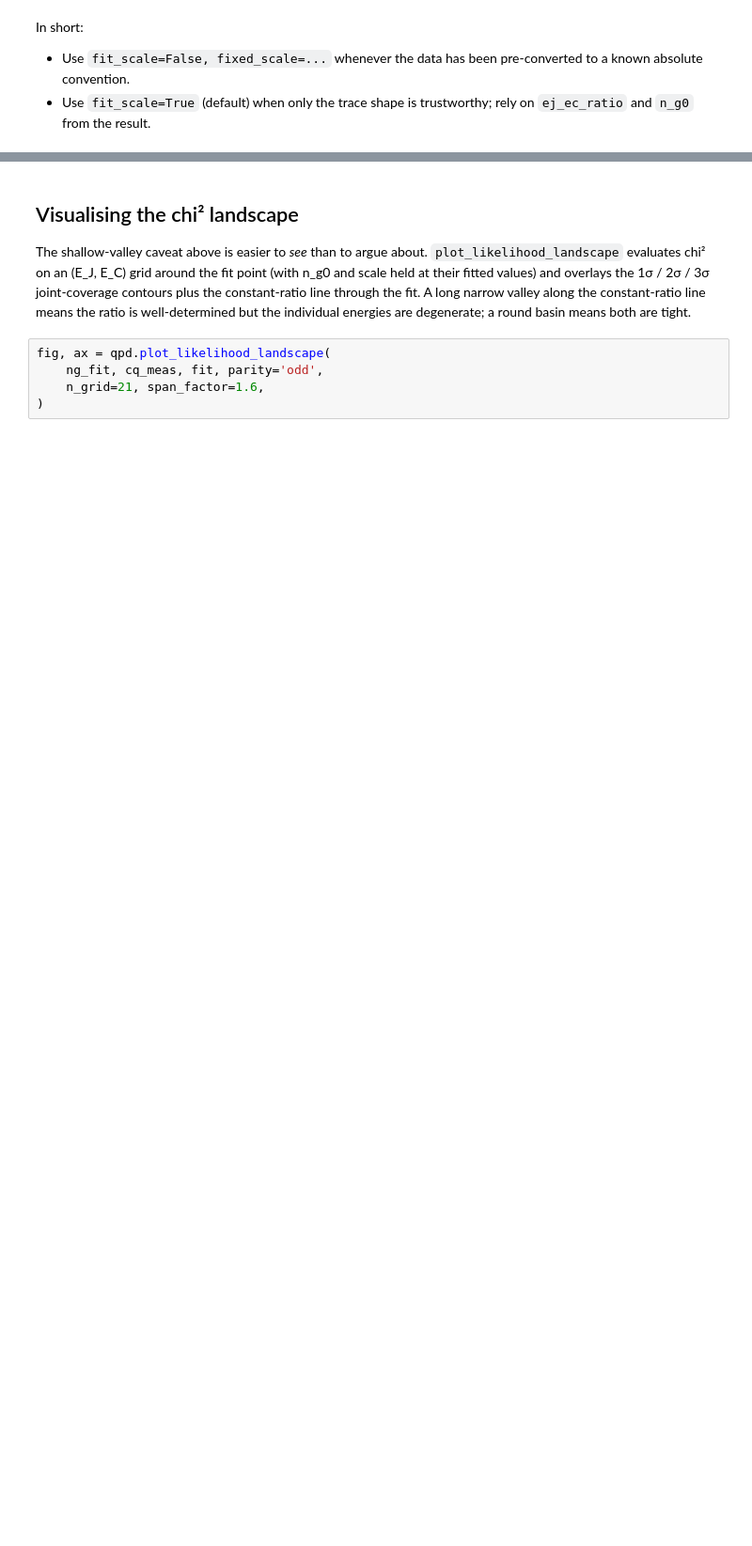
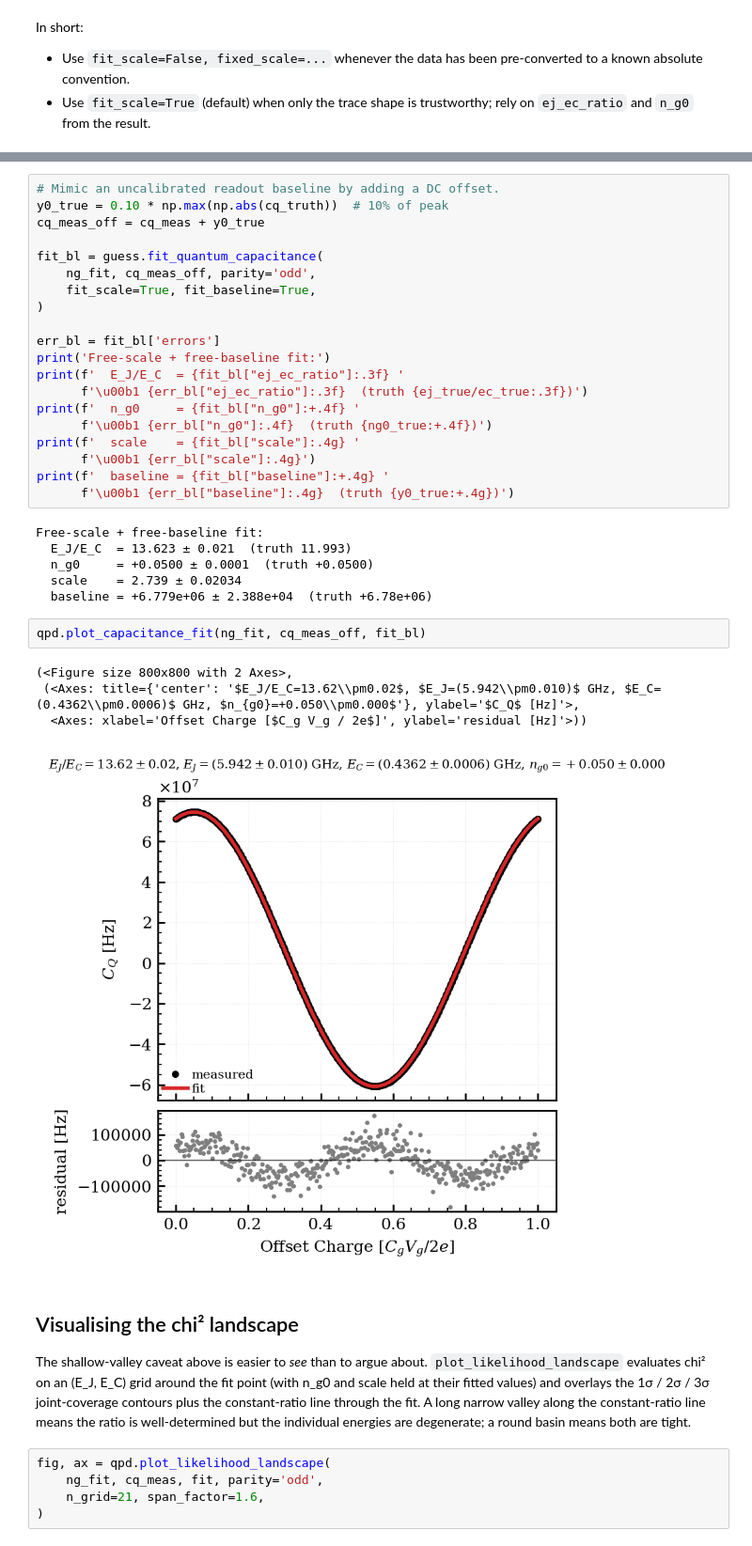
Before and after one commit to WashU-Astroparticle-Lab/qpd, a Jupyter notebook: notebooks/quantum_capacitance.ipynb, the cells around one changed output, grey strips where cells are left out. Shown at 94% size. Saved outputs shown, nothing was run; the diff lists cells and outputs as text; blank space fills up the shorter version.

```diff
--- a/notebooks/quantum_capacitance.ipynb
+++ b/notebooks/quantum_capacitance.ipynb
@@ -310,3 +342,36 @@ In short:
+# %%
+# Mimic an uncalibrated readout baseline by adding a DC offset.
+y0_true = 0.10 * np.max(np.abs(cq_truth))  # 10% of peak
+cq_meas_off = cq_meas + y0_true
+
+fit_bl = guess.fit_quantum_capacitance(
+    ng_fit, cq_meas_off, parity='odd',
+    fit_scale=True, fit_baseline=True,
+)
+
+err_bl = fit_bl['errors']
+print('Free-scale + free-baseline fit:')
+print(f'  E_J/E_C  = {fit_bl["ej_ec_ratio"]:.3f} '
+      f'\u00b1 {err_bl["ej_ec_ratio"]:.3f}  (truth {ej_true/ec_true:.3f})')
+print(f'  n_g0     = {fit_bl["n_g0"]:+.4f} '
+      f'\u00b1 {err_bl["n_g0"]:.4f}  (truth {ng0_true:+.4f})')
+print(f'  scale    = {fit_bl["scale"]:.4g} '
+      f'\u00b1 {err_bl["scale"]:.4g}')
+print(f'  baseline = {fit_bl["baseline"]:+.4g} '
+      f'\u00b1 {err_bl["baseline"]:.4g}  (truth {y0_true:+.4g})')
+# %% [output]
+Free-scale + free-baseline fit:
+  E_J/E_C  = 13.623 ± 0.021  (truth 11.993)
+  n_g0     = +0.0500 ± 0.0001  (truth +0.0500)
+  scale    = 2.739 ± 0.02034
+  baseline = +6.779e+06 ± 2.388e+04  (truth +6.78e+06)
+# %%
+qpd.plot_capacitance_fit(ng_fit, cq_meas_off, fit_bl)
+# %% [output]
+(<Figure size 800x800 with 2 Axes>,
+ (<Axes: title={'center': '$E_J/E_C=13.62\\pm0.02$, $E_J=(5.942\\pm0.010)$ GHz, $E_C=(0.4362\\pm0.0006)$ GHz, $n_{g0}=+0.050\\pm0.000$'}, ylabel='$C_Q$ [Hz]'>,
+  <Axes: xlabel='Offset Charge [$C_g V_g / 2e$]', ylabel='residual [Hz]'>))
+[figure, added]
 # %% [markdown]
 ## Visualising the chi² landscape
 
```
Also changed, not shown: parts of 4 cells of this notebook, 2 other files.
